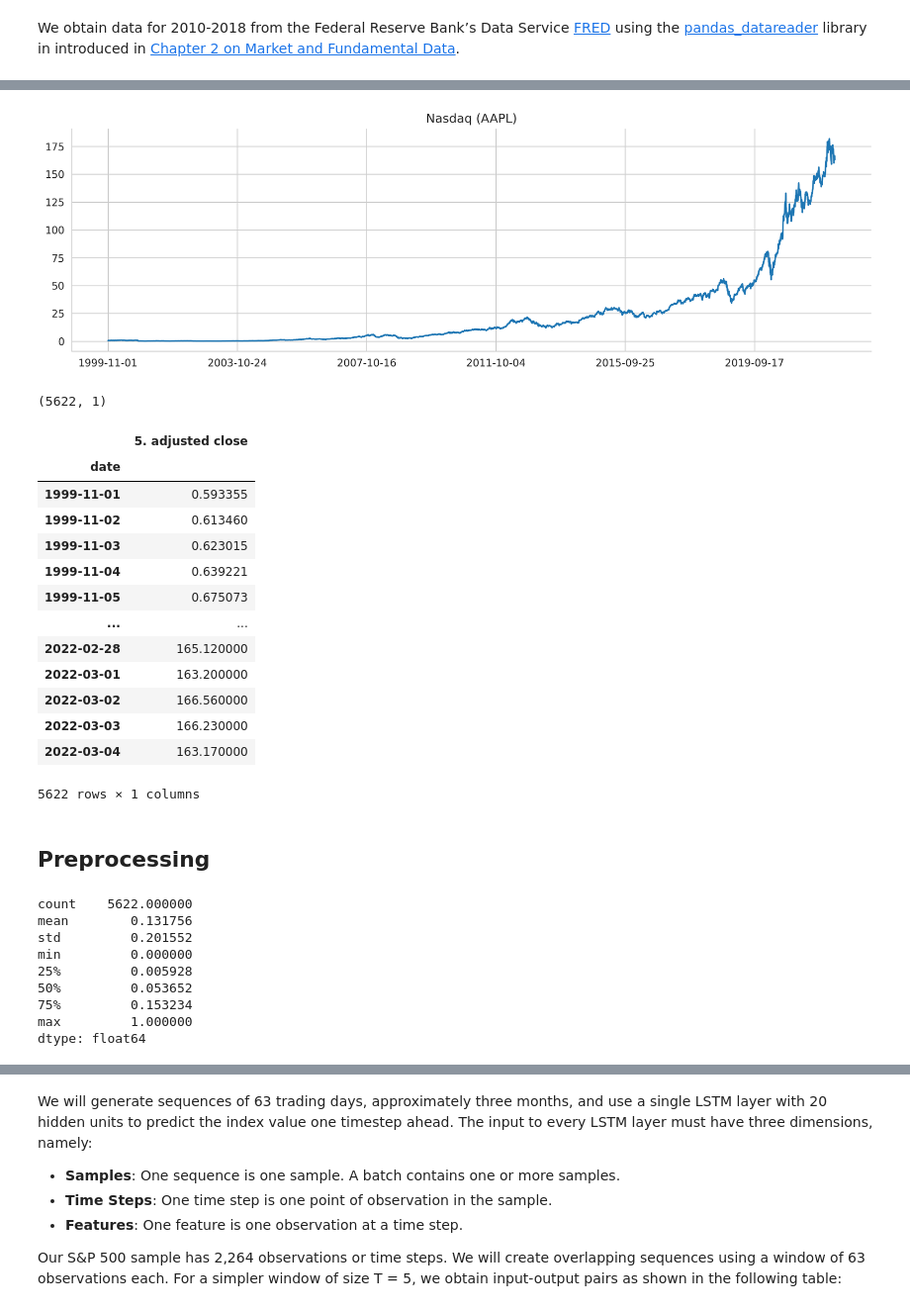
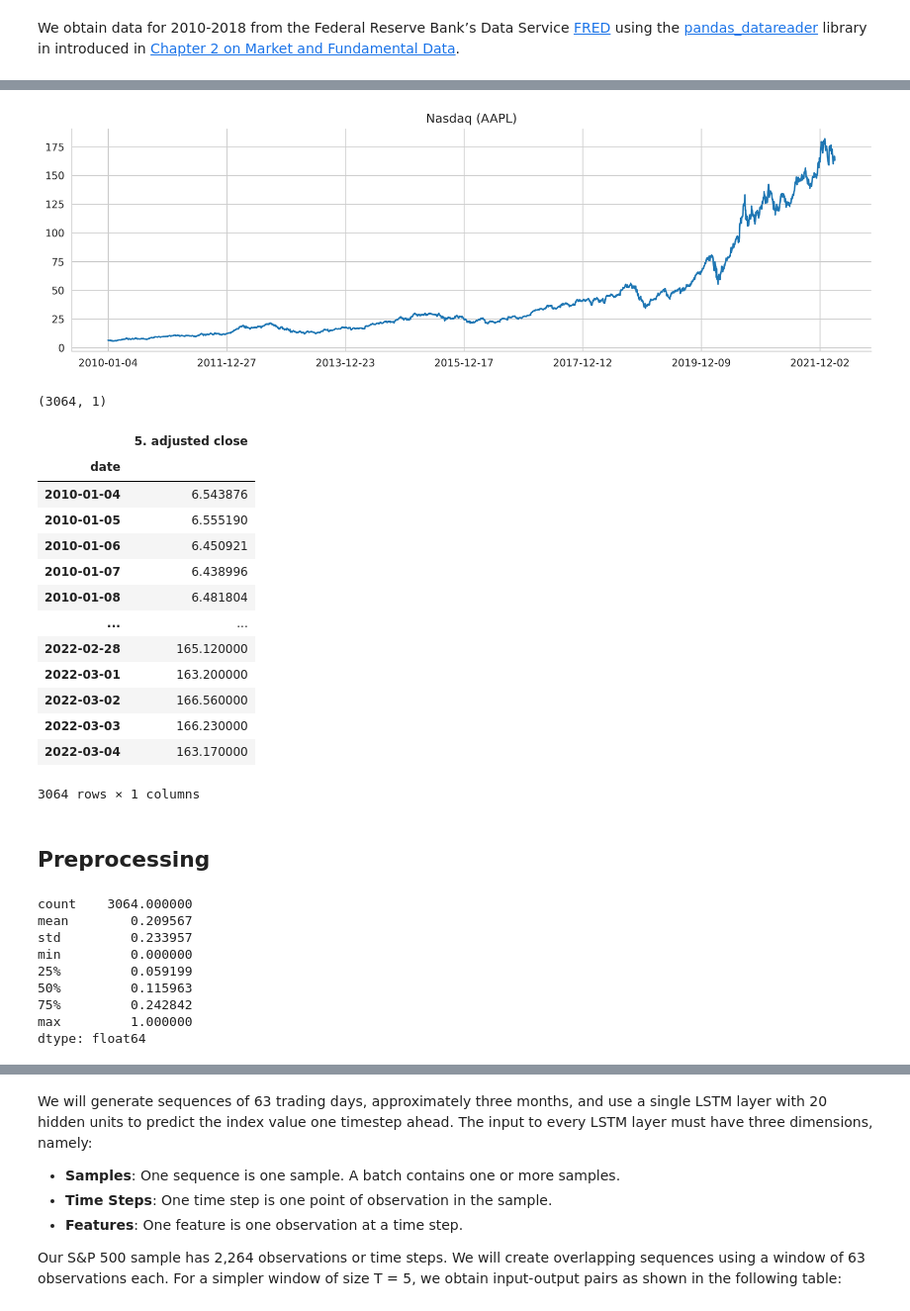
Before and after one commit to RobinsonCW/StockPriceForecasting, a Jupyter notebook: src/exploratory_data_analysis/chance/python/samples/MachineLearningforAlgorithmicTrading/modified/19_recurrent_neural_nets.ipynb, the cells around one changed output, grey strips where cells are left out. Shown at 99% size. Cells and saved outputs as stored; diff of their text form; code cells hidden in the pictures.

```diff
--- a/src/exploratory_data_analysis/chance/python/samples/MachineLearningforAlgorithmicTrading/modified/19_recurrent_neural_nets.ipynb
+++ b/src/exploratory_data_analysis/chance/python/samples/MachineLearningforAlgorithmicTrading/modified/19_recurrent_neural_nets.ipynb
@@ -59,43 +56,50 @@ We obtain data for 2010-2018 from the Federal Reserve Bank’s Data Service [FRE
 # %%
 # sp500 = web.DataReader('SP500', 'fred', start='2010', end='2020').dropna()
 
 sp500 = pd.read_csv("/app/StockPricePredictions/data/alphavantage/time_series_daily_adjusted/AAPL.csv", low_memory=False)
 
 sp500.set_index("date", inplace=True)
 sp500 = sp500[["5. adjusted close"]]
 
 sp500.sort_values(by=["date"], ascending=True, inplace=True)
 
 
+sp500 = sp500[sp500.index>='2010-01-01']
+
+df = sp500.copy()
+
+df["adjusted_close_shift"] = df["5. adjusted close"].shift(-1)
+
+
 ax = sp500["5. adjusted close"].plot(title='Nasdaq (AAPL)',
            legend=False,
            figsize=(14, 4),
            rot=0)
 ax.set_xlabel('')
 sns.despine()
 # %% [output]
-[figure, old version]
+[figure, new version]
 # %%
 sp500.shape
 # %% [output]
-(5622, 1)
+(3064, 1)
 # %%
 sp500
 # %% [output]
 |  | 5. adjusted close |
 | date |  |
-| 1999-11-01 | 0.593355 |
-| 1999-11-02 | 0.613460 |
-| 1999-11-03 | 0.623015 |
-| 1999-11-04 | 0.639221 |
-| 1999-11-05 | 0.675073 |
+| 2010-01-04 | 6.543876 |
+| 2010-01-05 | 6.555190 |
+| 2010-01-06 | 6.450921 |
+| 2010-01-07 | 6.438996 |
+| 2010-01-08 | 6.481804 |
 | ... | ... |
 | 2022-02-28 | 165.120000 |
 | 2022-03-01 | 163.200000 |
 | 2022-03-02 | 166.560000 |
 | 2022-03-03 | 166.230000 |
 | 2022-03-04 | 163.170000 |
-5622 rows × 1 columns
+3064 rows × 1 columns
 # %% [markdown]
 ## Preprocessing
 # %%
@@ -105,13 +110,13 @@ sp500_scaled = pd.Series(scaler.fit_transform(sp500).squeeze(),
                          index=sp500.index)
 sp500_scaled.describe()
 # %% [output]
-count    5622.000000
-mean        0.131756
-std         0.201552
+count    3064.000000
+mean        0.209567
+std         0.233957
 min         0.000000
-25%         0.005928
-50%         0.053652
-75%         0.153234
+25%         0.059199
+50%         0.115963
+75%         0.242842
 max         1.000000
 dtype: float64
 # %% [markdown]
```
Also changed, not shown: parts of 44 cells of this notebook, 1 other file.
